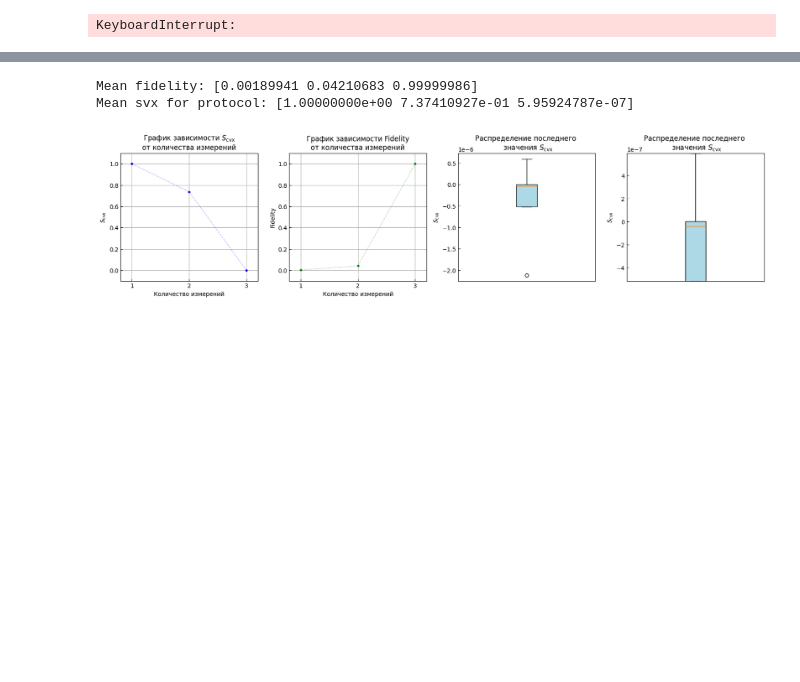
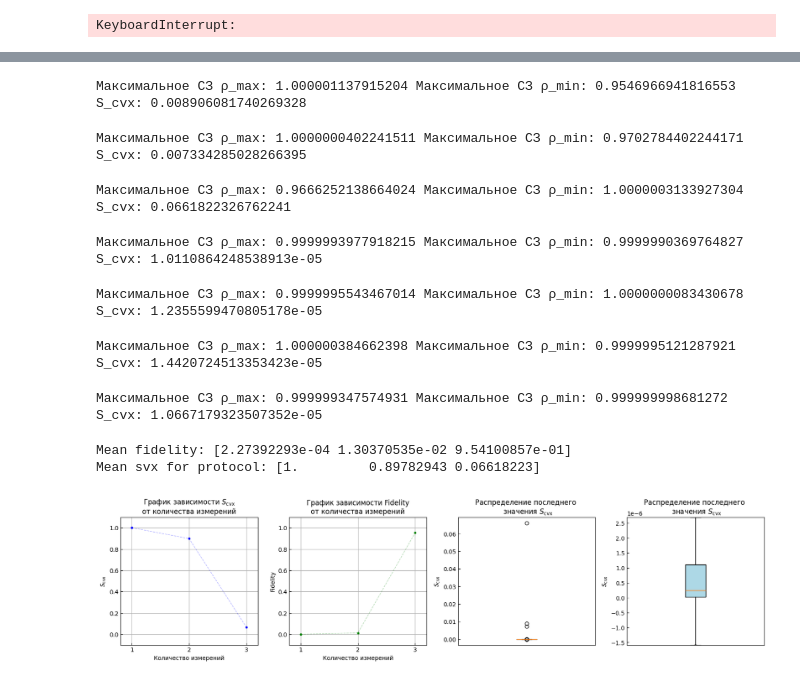
Before and after one commit to Denis-chupa/Quantum_tools, a Jupyter notebook: Tomography/src/research_data/research_eigenvalue.ipynb, the cells around one changed output, grey strips where cells are left out. Saved outputs shown, nothing was run; the diff lists cells and outputs as text; code cells hidden in the pictures; blank space fills up the shorter version.

```diff
--- a/Tomography/src/research_data/research_eigenvalue.ipynb
+++ b/Tomography/src/research_data/research_eigenvalue.ipynb
@@ -2012,7 +2012,7 @@ for i in tqdm(range(N)):
             epsilon_act=10**-6,
             max_iters_in_semidefinite_program=10**8,
             repeat_semidefinite=1,
-            minimize_trace_semidefinite=False
+            minimize_trace_semidefinite=True
         )
     for ind_min in range(len(x_min_list)):
         x_min_list[ind_min] = np.array([[complex(item) for item in row] for row in x_min_list[ind_min]])
@@ -2056,35 +2068,69 @@ x = np.array([1, 2, 3])
 svx_list = []
 fidelity_list = []
 N = 500
+svx_list = []
+rho_max_list = [0] * N
+rho_min_list = [0] * N
+
+# СЗ - собственное значение, И - измерение (количество используемых элементов протокола)
+fed_r1 = {
+    "r_max СЗ 1": [],
+    "r_max СЗ 2": [],
+    "r_max СЗ 3": [],
+    "r_min СЗ 1": [],
+    "r_min СЗ 2": [],
+    "r_min СЗ 3": [],
+    "S_cvx": []
+}
+
+# Создание DataFrame
+df_my_prot_r_1_s_cvx = pd.DataFrame(fed_r1)
 
 
 for i in tqdm(range(N)):
     svx_list_one_measurement, fidelity_list_one_measurement, fidelity_x_min, fidelity_x_max,\
-    x_min_list, x_max_list, state_ml = tomography.main(rank_psevdoin=rank, epsilon_ml=10*-11, epsilon_act=10**-6,\
-                                                        max_iters_in_semidefinite_program=10**8)
+    x_min_list, x_max_list, state_ml = tomography.main(
+            rank_psevdoin=rank,
+            epsilon_ml=10*-11,
+            epsilon_act=10**-6,
+            max_iters_in_semidefinite_program=10**8,
+            repeat_semidefinite=7,
+            minimize_trace_semidefinite=True
+        )
     for ind_min in range(len(x_min_list)):
         x_min_list[ind_min] = np.array([[complex(item) for item in row] for row in x_min_list[ind_min]])
     for ind_max in range(len(x_max_list)):
         x_max_list[ind_max] = np.array([[complex(item) for item in row] for row in x_max_list[ind_max]])
 
     fidelity_list_xmax_xmin = [tomography.Fidelity(x_min_list[0], x_max_list[0]), tomography.Fidelity(x_min_list[1], x_max_list[1]), tomography.Fidelity(x_min_list[2], x_max_list[2])]#, tomography_1.Fidelity(x_min_list[3], x_max_list[3])]
     if svx_list_one_measurement is not np.inf :
         svx_list.append(svx_list_one_measurement)
         fidelity_list.append(np.abs(fidelity_list_xmax_xmin))
         if svx_list_one_measurement[-1] > 10**-5:
             eigenvalues_max, _ = np.linalg.eig(x_max_list[-1])
             eigenvalues_min, _ = np.linalg.eig(x_min_list[-1])
             print("Максимальное СЗ ρ_max:", np.real(max(eigenvalues_max)), "Максимальное СЗ ρ_min:", np.real(max(eigenvalues_min)),\
                   "\t S_cvx:", svx_list_one_measurement[-1])
 
+            df_my_prot_r_1_s_cvx.loc[len(df_my_prot_r_1_s_cvx), ["r_max СЗ 1", "r_max СЗ 2", "r_max СЗ 3"]] = (np.sort(np.real(eigenvalues_max))[::-1])
+            df_my_prot_r_1_s_cvx.loc[len(df_my_prot_r_1_s_cvx)-1, ["r_min СЗ 1", "r_min СЗ 2", "r_min СЗ 3"]] = (np.sort(np.real(eigenvalues_min))[::-1])
+            df_my_prot_r_1_s_cvx.loc[len(df_my_prot_r_1_s_cvx)-1, ["S_cvx"]] = np.real(svx_list_one_measurement[-1])
+
 s_cvx_max = np.max(np.array(svx_list),axis = 0)
 fidelity_min = np.min((fidelity_list), axis = 0)
 
 
 print("Mean fidelity:", fidelity_min)
 print("Mean svx for protocol:", s_cvx_max)
 pl_fid_s_cvx_distr_plus(x, s_cvx_max, fidelity_min, np.array(svx_list)[:, -1])
 # %% [output]
-Mean fidelity: [0.00189941 0.04210683 0.99999986]
-Mean svx for protocol: [1.00000000e+00 7.37410927e-01 5.95924787e-07]
+Максимальное СЗ ρ_max: 1.000001137915204 Максимальное СЗ ρ_min: 0.9546966941816553       S_cvx: 0.008906081740269328
+Максимальное СЗ ρ_max: 1.0000000402241511 Максимальное СЗ ρ_min: 0.9702784402244171      S_cvx: 0.007334285028266395
+Максимальное СЗ ρ_max: 0.9666252138664024 Максимальное СЗ ρ_min: 1.0000003133927304      S_cvx: 0.0661822326762241
+Максимальное СЗ ρ_max: 0.9999993977918215 Максимальное СЗ ρ_min: 0.9999990369764827      S_cvx: 1.0110864248538913e-05
+Максимальное СЗ ρ_max: 0.9999995543467014 Максимальное СЗ ρ_min: 1.0000000083430678      S_cvx: 1.2355599470805178e-05
+Максимальное СЗ ρ_max: 1.000000384662398 Максимальное СЗ ρ_min: 0.9999995121287921       S_cvx: 1.4420724513353423e-05
+Максимальное СЗ ρ_max: 0.999999347574931 Максимальное СЗ ρ_min: 0.999999998681272        S_cvx: 1.0667179323507352e-05
+Mean fidelity: [2.27392293e-04 1.30370535e-02 9.54100857e-01]
+Mean svx for protocol: [1.         0.89782943 0.06618223]
-[figure, old version]
+[figure, new version]
```
Also changed, not shown: parts of 2 cells of this notebook, 8 other files.
